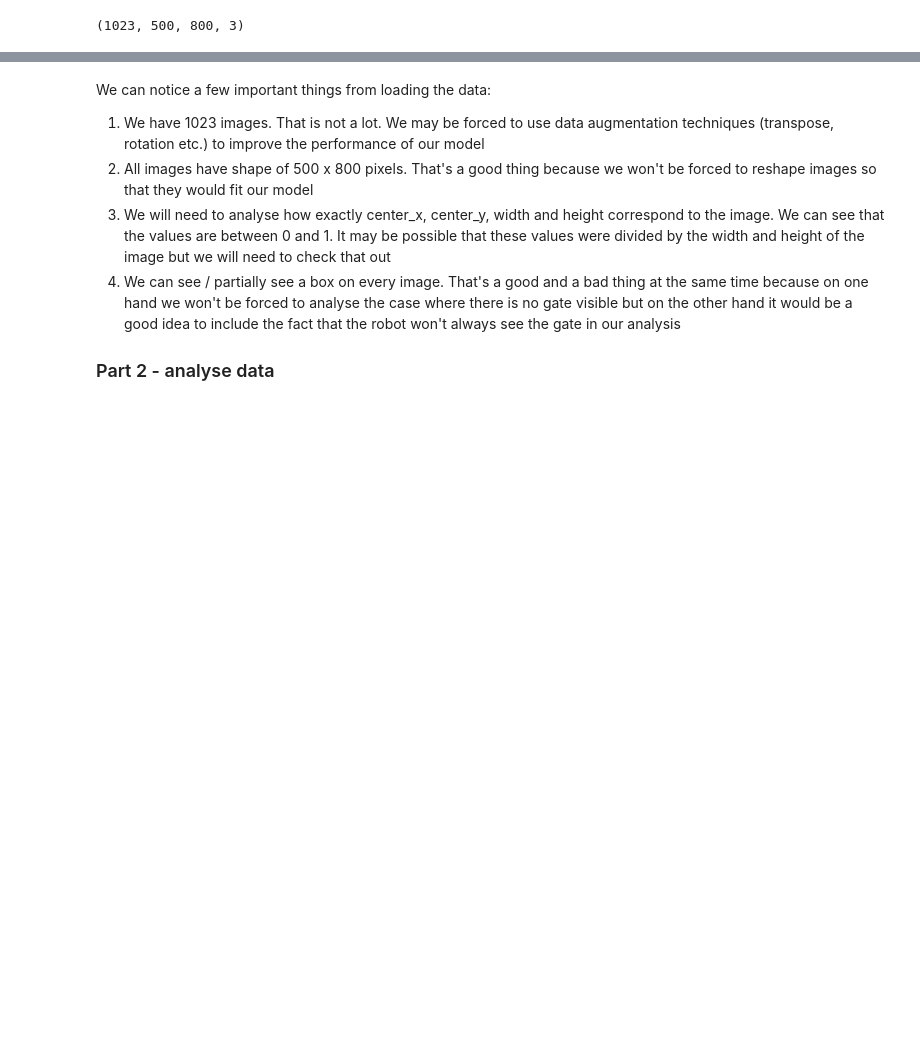
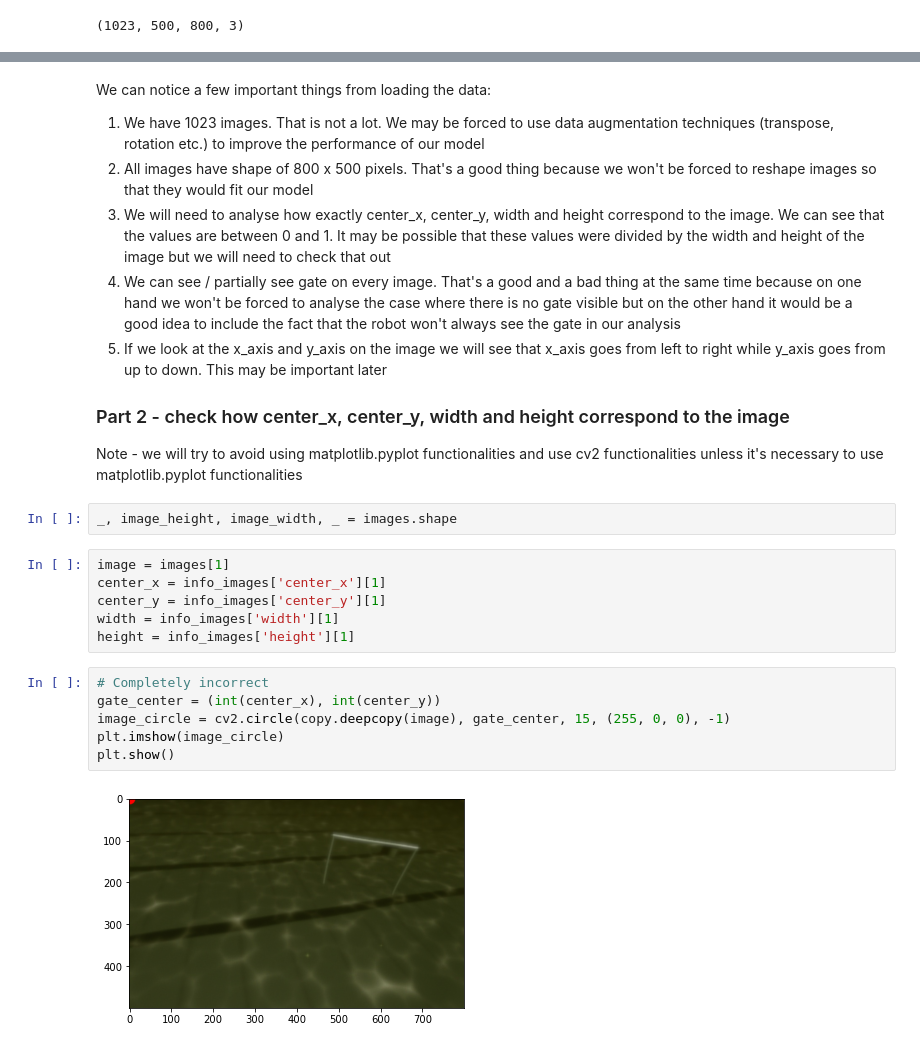
Before and after one commit to WiktorSa/KN-Robocik-Recruitment, a Jupyter notebook: EDA/EDA.ipynb, the cells around one changed output, grey strips where cells are left out. Saved outputs shown, nothing was run; the diff lists cells and outputs as text; blank space fills up the shorter version.

```diff
--- a/EDA/EDA.ipynb
+++ b/EDA/EDA.ipynb
@@ -50,8 +63,26 @@ Name: detected, dtype: int64
 # %% [markdown]
 We can notice a few important things from loading the data:
 1. We have 1023 images. That is not a lot. We may be forced to use data augmentation techniques (transpose, rotation etc.) to improve the performance of our model
-2. All images have shape of 500 x 800 pixels. That's a good thing because we won't be forced to reshape images so that they would fit our model
+2. All images have shape of 800 x 500 pixels. That's a good thing because we won't be forced to reshape images so that they would fit our model
 3. We will need to analyse how exactly center_x, center_y, width and height correspond to the image. We can see that the values are between 0 and 1. It may be possible that these values were divided by the width and height of the image but we will need to check that out
-4. We can see / partially see a box on every image. That's a good and a bad thing at the same time because on one hand we won't be forced to analyse the case where there is no gate visible but on the other hand it would be a good idea to include the fact that the robot won't always see the gate in our analysis
+4. We can see / partially see gate on every image. That's a good and a bad thing at the same time because on one hand we won't be forced to analyse the case where there is no gate visible but on the other hand it would be a good idea to include the fact that the robot won't always see the gate in our analysis
+5. If we look at the x_axis and y_axis on the image we will see that x_axis goes from left to right while y_axis goes from up to down. This may be important later
 
-### Part 2 - analyse data
+### Part 2 - check how center_x, center_y, width and height correspond to the image
+Note - we will try to avoid using matplotlib.pyplot functionalities and use cv2 functionalities unless it's necessary to use matplotlib.pyplot functionalities
+# %%
+_, image_height, image_width, _ = images.shape
+# %%
+image = images[1]
+center_x = info_images['center_x'][1]
+center_y = info_images['center_y'][1]
+width = info_images['width'][1]
+height = info_images['height'][1]
+# %%
+# Completely incorrect
+gate_center = (int(center_x), int(center_y))
+image_circle = cv2.circle(copy.deepcopy(image), gate_center, 15, (255, 0, 0), -1)
+plt.imshow(image_circle)
+plt.show()
+# %% [output]
+[figure, added]
```
Also changed, not shown: parts of 24 cells of this notebook.
